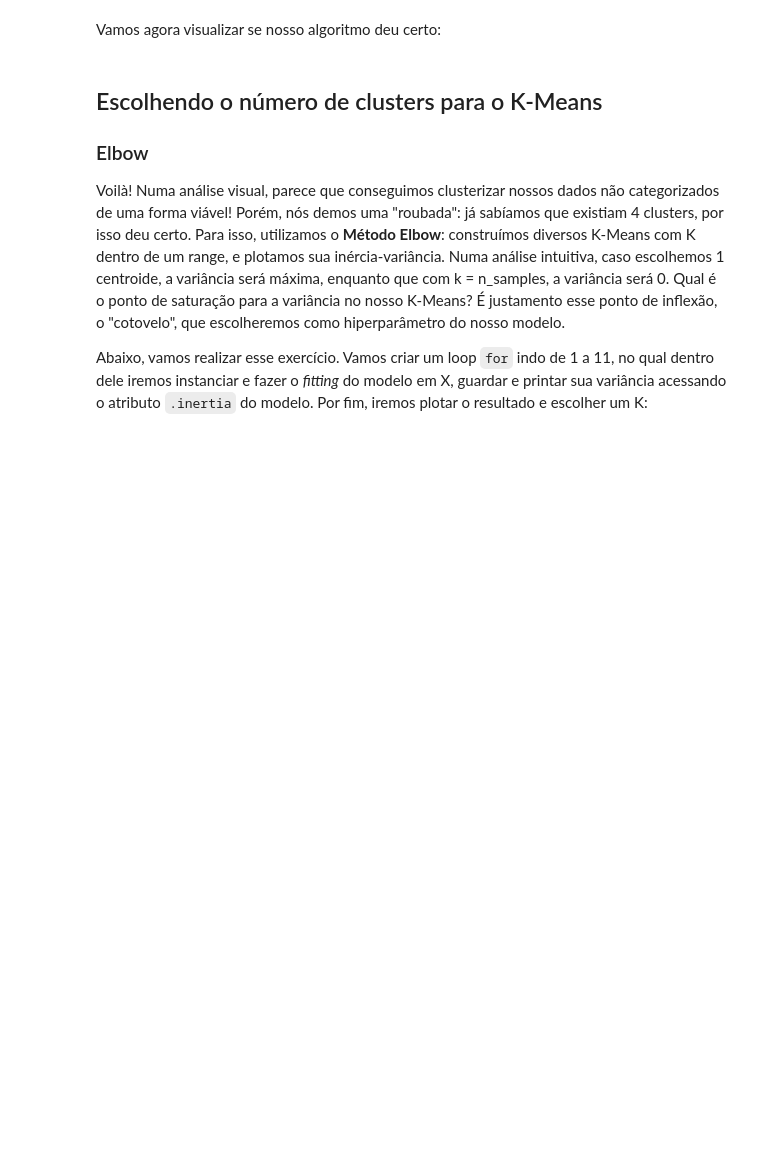
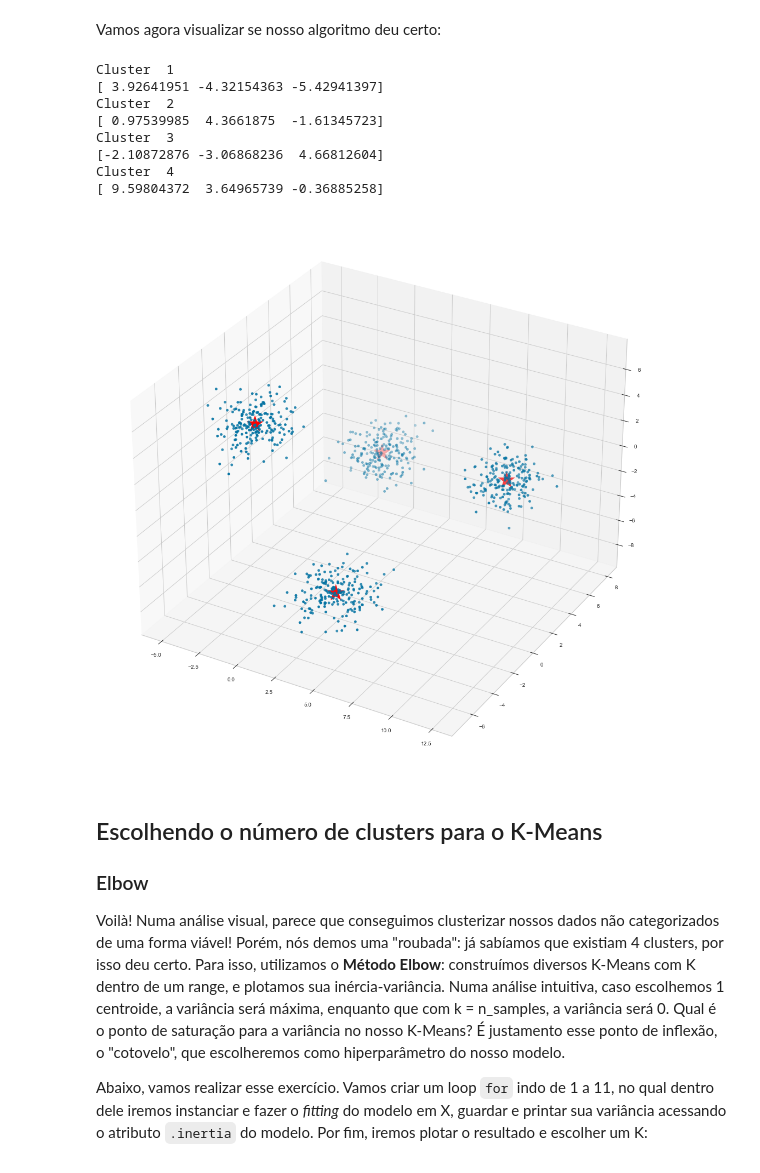
Before and after one commit to brondevitor/Python_Jorney, a Jupyter notebook: Cluster/Clusterização I.ipynb, the cells around one changed output. Saved outputs shown, nothing was run; the diff lists cells and outputs as text; code cells hidden in the pictures; blank space fills up the shorter version.

```diff
--- a/Cluster/Clusterização I.ipynb
+++ b/Cluster/Clusterização I.ipynb
@@ -198,8 +191,36 @@ Na célula abaixo, implemente um k-means com 4 centroides. Lembre-se que o K-Mea
 Dica: importar classe, instanciar modelo, fitting, predict!
 
 Para documentação oficial acesse __[sklearn.cluster.KMeans](https://scikit-learn.org/stable/modules/generated/sklearn.cluster.KMeans.html)__
+# %%
+# kmeans
+kmeans = KMeans(n_clusters=4)
+kmeans = kmeans.fit(X)
+labels =kmeans.predict(X)
+#Cluster centers
+C = kmeans.cluster_centers_
 # %% [markdown]
 Vamos agora visualizar se nosso algoritmo deu certo:
+# %%
+# plotando os clusters em 3-D
+fig = plt.figure()
+ax = Axes3D(fig)
+ax.scatter(X[:, 0], X[:, 1], X[:, 2])
+ax.scatter(C[:, 0], C[:, 1], C[:, 2], marker='*', c='red', s=1000)
+counter = 1
+for cluster in C:
+    print('Cluster ',counter)
+    print(cluster)
+    counter += 1
+# %% [output]
+Cluster  1
+[ 3.92641951 -4.32154363 -5.42941397]
+Cluster  2
+[ 0.97539985  4.3661875  -1.61345723]
+Cluster  3
+[-2.10872876 -3.06868236  4.66812604]
+Cluster  4
+[ 9.59804372  3.64965739 -0.36885258]
+[figure, added]
 # %% [markdown]
 ## Escolhendo o número de clusters para o K-Means
 
```
Also changed, not shown: parts of 13 cells of this notebook.
